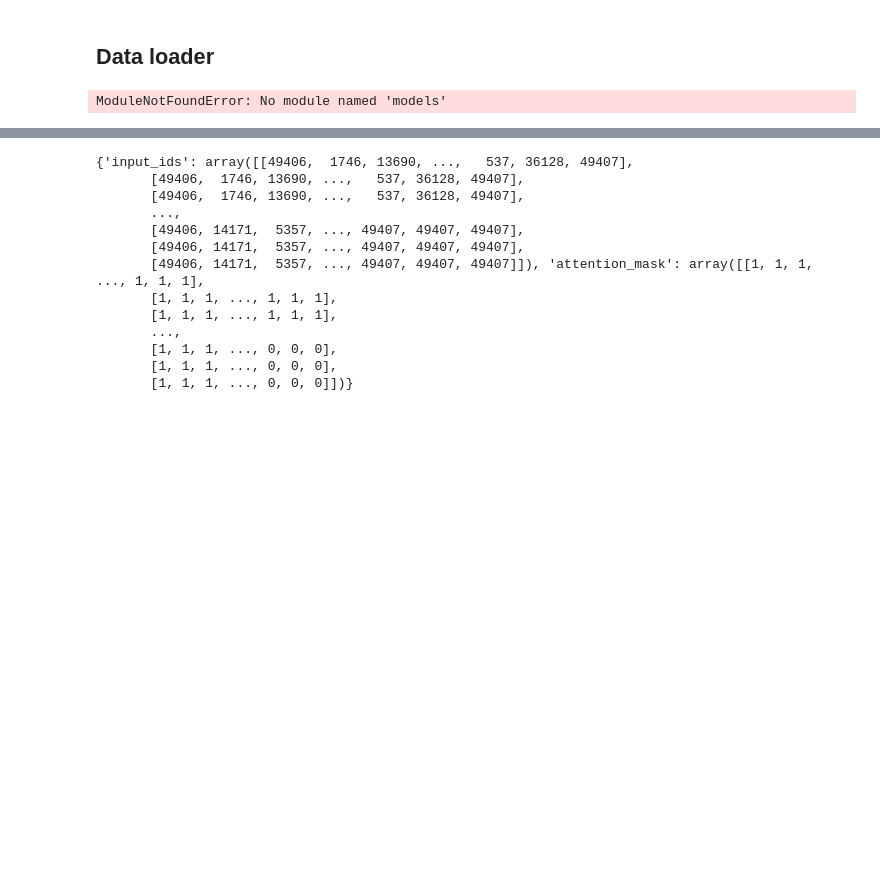
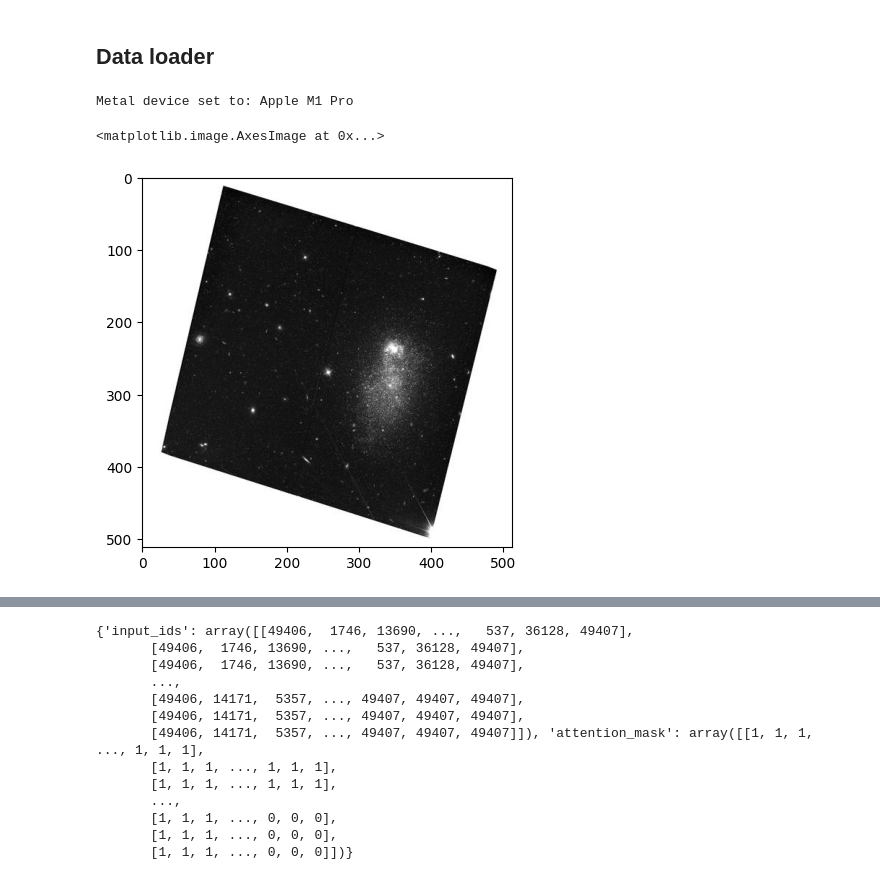
Before and after one commit to smsharma/PAPERCLIP-Hubble, a Jupyter notebook: notebooks/create_dataset.ipynb, the cells around one changed output, grey strips where cells are left out. Cells and saved outputs as stored; diff of their text form; code cells hidden in the pictures; blank space fills up the shorter version.

```diff
--- a/notebooks/create_dataset.ipynb
+++ b/notebooks/create_dataset.ipynb
@@ -199,15 +199,20 @@ with tf.io.TFRecordWriter('../data/observations.tfrecord') as writer:
         example = serialize_example(abstract, image)
         writer.write(example)
 # %%
+import sys
+sys.path.append("../")
+
 from models.dataset_utils import make_dataloader, create_input_iter
 
 files = ['../data/observations.tfrecord']
 ds = make_dataloader(files, batch_size=32, seed=42)
 create_input_iter(ds)
 
 image, caption = next(iter(ds))
 
 import matplotlib.pyplot as plt
 plt.imshow(image[0], vmin=0, vmax=1)
 # %% [output]
-ModuleNotFoundError: No module named 'models'
+Metal device set to: Apple M1 Pro
+<matplotlib.image.AxesImage at 0x...>
+[figure, added]
```
Also changed, not shown: parts of 5 cells of this notebook.
